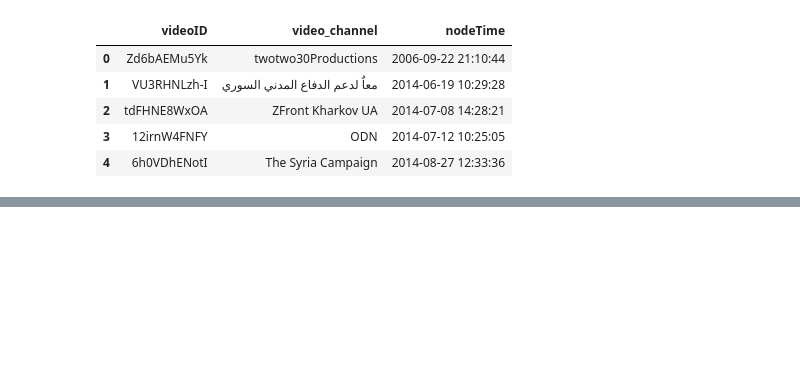
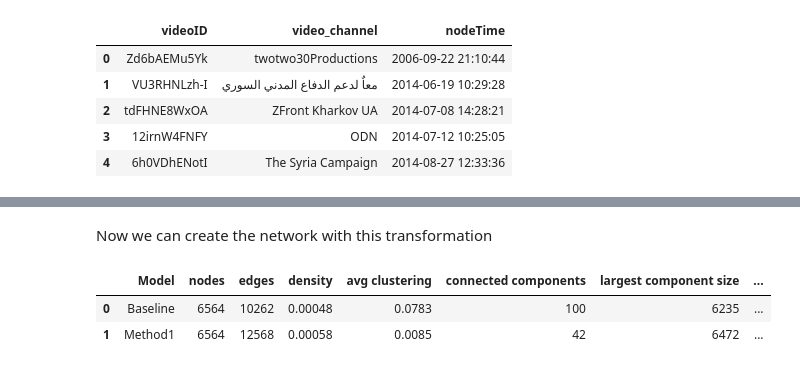
Before and after one commit to yadderace/ai-labs, a Jupyter notebook: network-science/assignments/assignment2/assignment2.ipynb, the cells around one changed output, grey strips where cells are left out. Cells and saved outputs as stored; diff of their text form; code cells hidden in the pictures; blank space fills up the shorter version.

Commit message:
Creating the initial work for assignment 2 in network science

```diff
--- a/network-science/assignments/assignment2/assignment2.ipynb
+++ b/network-science/assignments/assignment2/assignment2.ipynb
@@ -142,0 +251,13 @@ nx.write_gexf(G_combined, 'social_data.gexf')
+# %%
+# Getting the connections between users who posted same video
+dfUserConnections = get_user_interactions(dfCombined, seconds_threshold=52)
+
+# Building the network with connections between users and videos
+G_original = build_network(dfCombined)
+
+# Adding connections between users
+G_original = add_user_interaction_edges(G_original, dfUserConnections)
+
+# Showing metrics from our network
+dfMetrics = get_network_metrics(G_original)
+dfMetrics
@@ -142,0 +317,25 @@ nx.write_gexf(G_combined, 'social_data.gexf')
+# %% [markdown]
+Now we can create the network with this transformation
+# %%
+# Getting the connections between users who posted same video
+dfUserConnectionsM1 = get_user_interactions(dfCombinedM1, seconds_threshold=52)
+
+# Building the network with connections between users and videos
+G_originalM1 = build_network(dfCombinedM1)
+
+# Adding connections between users
+G_originalM1 = add_user_interaction_edges(G_originalM1, dfUserConnectionsM1)
+
+# Getting metrics from our network
+dfMetricsM1 = get_network_metrics(G_originalM1)
+
+# Concatening with the baseline metrics
+dfMetricsM1 = pd.concat([dfMetrics, dfMetricsM1], ignore_index=True)
+dfMetricsM1['Model'] = ['Baseline', 'Method1']
+cols = ['Model'] + [col for col in dfMetricsM1.columns if col != 'Model']
+dfMetricsM1 = dfMetricsM1[cols]
+dfMetricsM1
+# %% [output]
+|  | Model | nodes | edges | density | avg clustering | connected components | largest component size | ... |
+| 0 | Baseline | 6564 | 10262 | 0.00048 | 0.0783 | 100 | 6235 | ... |
+| 1 | Method1 | 6564 | 12568 | 0.00058 | 0.0085 | 42 | 6472 | ... |
```
Also changed, not shown: parts of 53 cells of this notebook, 11 other files.
